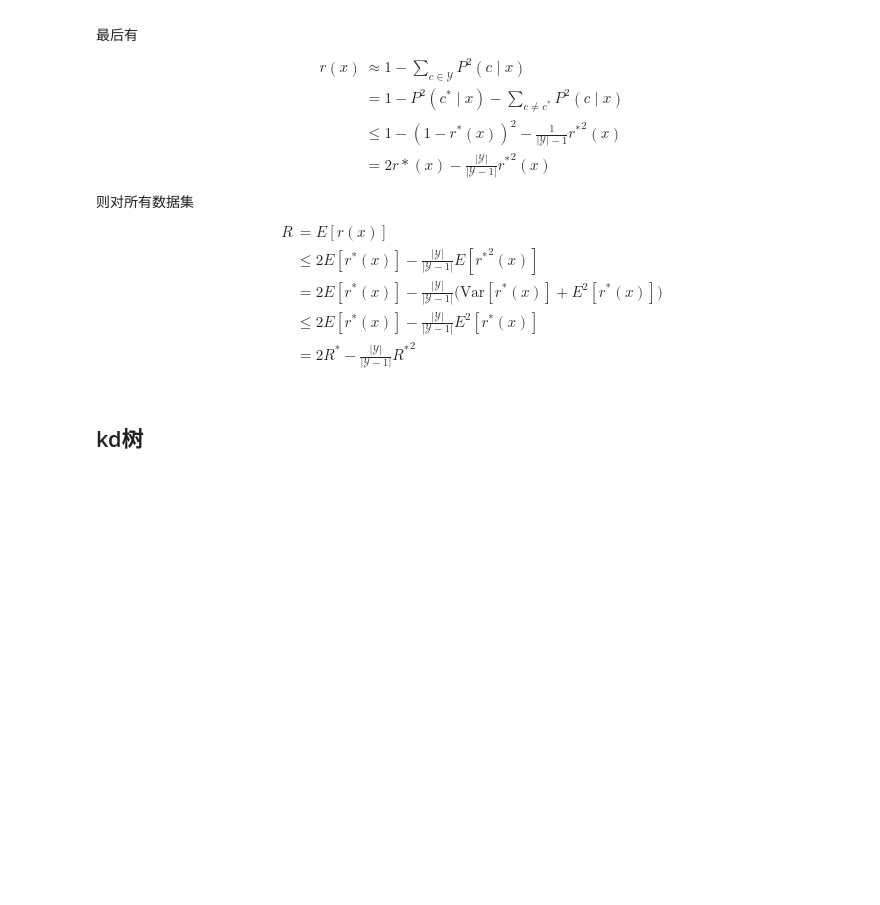
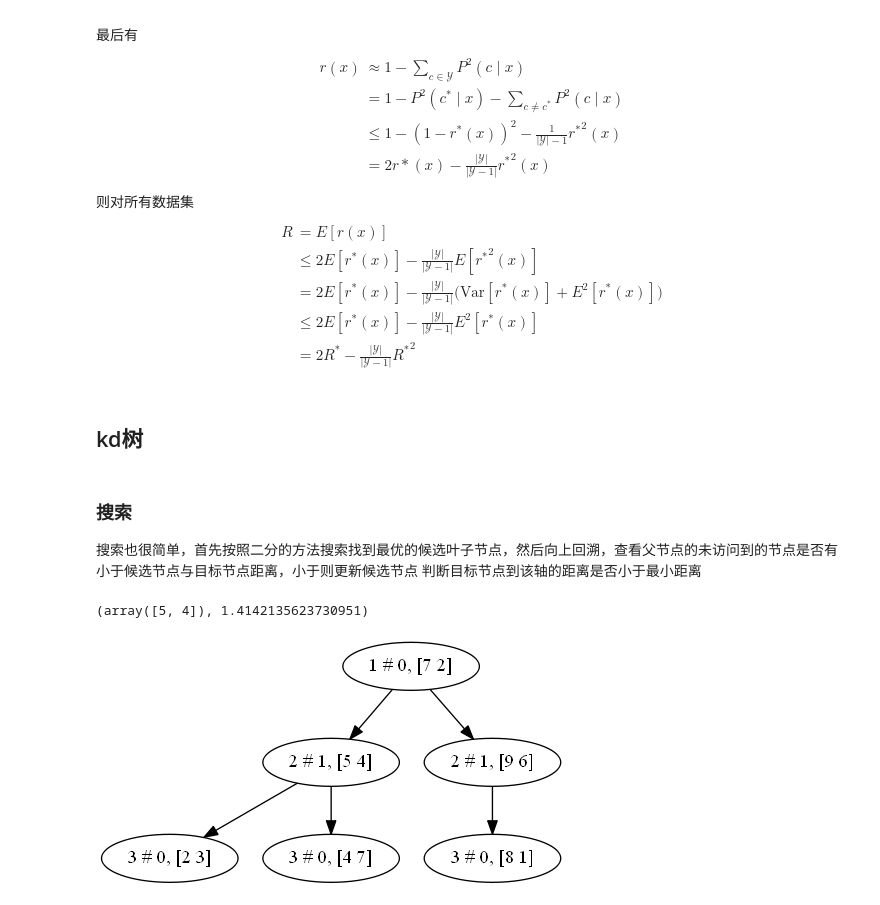
Before and after one commit to zsh965866221/Articles, a Jupyter notebook: notebook/统计学习方法/3 - k近邻.ipynb, the cells around one changed output. Drawn from its saved outputs; the diff is of its cells as text; code cells hidden in the pictures; blank space fills up the shorter version.

```diff
--- a/notebook/统计学习方法/3 - k近邻.ipynb
+++ b/notebook/统计学习方法/3 - k近邻.ipynb
@@ -123,3 +124,12 @@ A = np.array([
+# %%
+A = np.array([
+    [2,3],
+    [5,4],
+    [9,6],
+    [4,7],
+    [8,1],
+    [7,2]
+])
 # %%
 def D(X):
     return np.mean(np.power(X - np.mean(X,axis=0), 2), axis=0)
@@ -130,6 +140,7 @@ class Node(object):
         self.dim = dim
         self. lc = lc
         self.rc = rc
+        self.visited = False
 # %%
 def kd_Tree(X):
     if(len(X) == 0):
@@ -145,3 +156,7 @@ def kd_Tree(X):
     root.lc = kd_Tree(X[:int(N/2)])
     root.rc = kd_Tree(X[int(N/2)+1:])
     return root
+# %% [markdown]
+### 搜索
+搜索也很简单，首先按照二分的方法搜索找到最优的候选叶子节点，然后向上回溯，查看父节点的未访问到的节点是否有小于候选节点与目标节点距离，小于则更新候选节点
+判断目标节点到该轴的距离是否小于最小距离
@@ -147,0 +198,33 @@ def kd_Tree(X):
+# %%
+tree = kd_Tree(A)
+# %%
+kd_search(tree, np.array([4,3]))
+# %% [output]
+(array([5, 4]), 1.4142135623730951)
+# %%
+dot = pydot.Dot()
+global level
+level = 1
+def create_dot(p):
+    global level
+    p_name = "%d # %d, %s" % (level, p.dim, str(p.p))
+    dot.add_node(pydot.Node(name=p_name))
+    if p.lc is not None:
+        level = level + 1
+        c = p.lc
+        c_name = "%d # %d, %s" % (level, c.dim, str(c.p))
+        dot.add_edge(pydot.Edge(dst=c_name, src=p_name))
+        create_dot(c)
+        level = level -1
+    if p.rc is not None:
+        level = level + 1
+        c = p.rc
+        c_name = "%d # %d, %s" % (level, c.dim, str(c.p))
+        dot.add_edge(pydot.Edge(dst=c_name, src=p_name))
+        create_dot(c)
+        level = level -1
+# %%
+create_dot(tree)
+viewPydot(dot)
+# %% [output]
+[figure, added]
```
Also changed, not shown: parts of 3 cells of this notebook, 6 other files.
